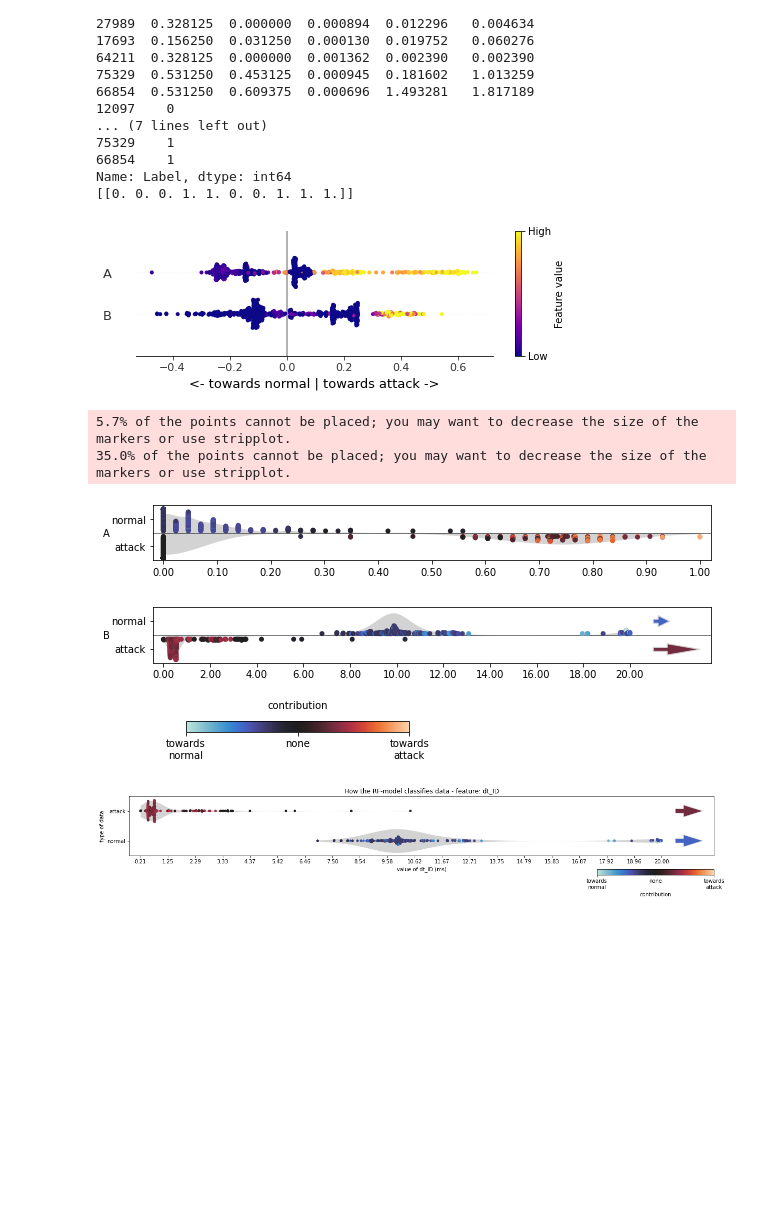
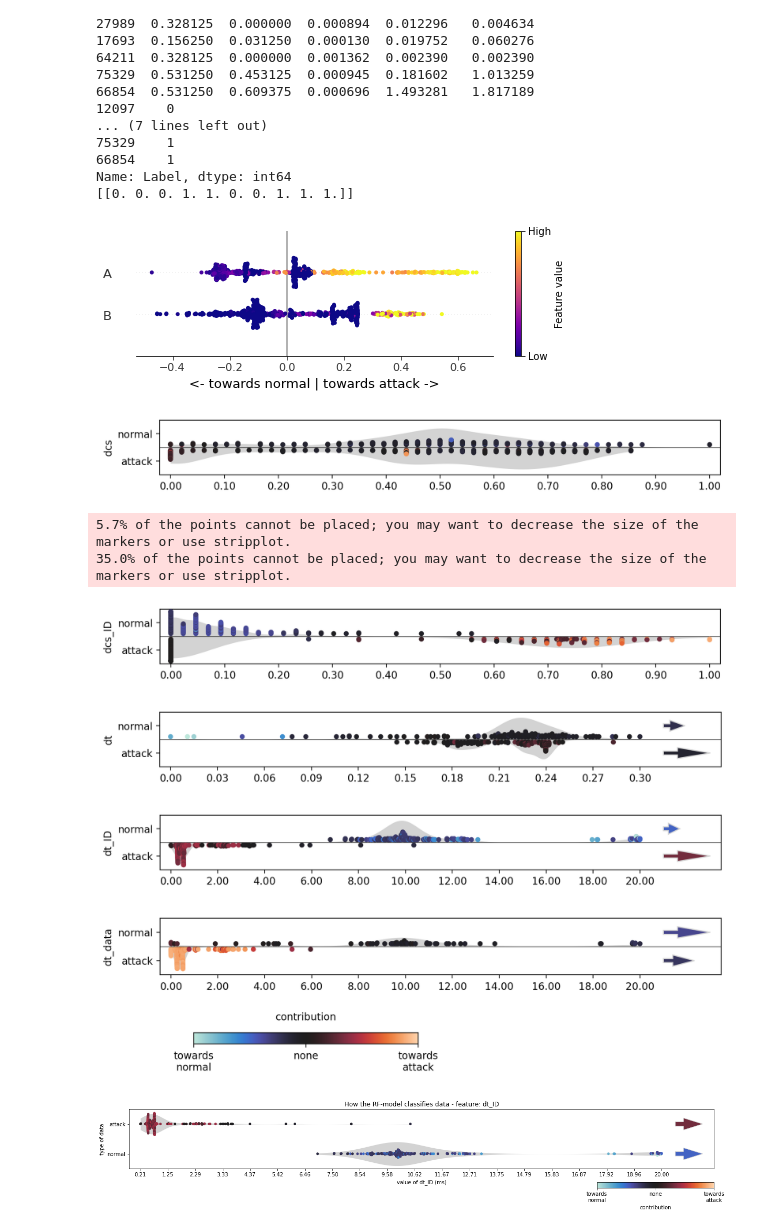
Before and after one commit to hampu5/ml-classify, a Jupyter notebook: ml_classify/dnn-book.ipynb, the cells around one changed output. Saved outputs shown, nothing was run; the diff lists cells and outputs as text; code cells hidden in the pictures; blank space fills up the shorter version.

```diff
--- a/ml_classify/dnn-book.ipynb
+++ b/ml_classify/dnn-book.ipynb
@@ -289,7 +298,7 @@ print(pred_sample)
 Name: Label, dtype: int64
 [[0. 0. 0. 1. 1. 0. 0. 1. 1. 1.]]
 # %%
-shap_all.feature_names = ["T", "A", "C", "B", "E"]
+# shap_all.feature_names = ["T", "A", "C", "B", "E"]
 # %%
 # plot_beeswarm(shap_all)
 def plot_beeswarm2(exp_obj):
@@ -304,7 +313,7 @@ def plot_beeswarm2(exp_obj):
 
 plot_beeswarm2(shap_all)
 # %% [output]
-[figure, old version]
+[figure, new version]
 # %%
 import matplotlib
 def plot_test(df_exp: pd.DataFrame, shap_all: shap.Explanation, feature, trim=None, y_squish=10, scale=1, colorbar=False, y_size=1, minmax=None):
@@ -323,11 +332,11 @@ def plot_test(df_exp: pd.DataFrame, shap_all: shap.Explanation, feature, trim=No
     shap_exp = shap_exp[mask]
     df_exp = df_exp[mask]
 
-    # plt.figure(dpi=100)
+    # plt.figure(dpi=200)
     # plt.figure(80, y_squish)
     # fig = plt.figure()
     # ax = fig.add_axes([0, 0, 80, y_squish])
-    fig, ax = plt.subplots(figsize=(80, y_squish))
+    fig, ax = plt.subplots(dpi=200, figsize=(80, y_squish))
 
     cmap_name = "icefire"
     violin_color = "lightgray"
@@ -360,12 +369,12 @@ def plot_test(df_exp: pd.DataFrame, shap_all: shap.Explanation, feature, trim=No
 
     # Change offset on dots for normal (0)
     offsets = ax.collections[0].get_offsets()
-    offsets = [[elem[0], -abs(elem[1] - 0) - 0.03] for elem in offsets]
+    offsets = [[elem[0], -abs(elem[1] - 0) - 0.05] for elem in offsets]
     ax.collections[0].set_offsets(offsets)
 
     # Change offset on dots for attack (1)
     offsets = ax.collections[1].get_offsets()
-    offsets = [[elem[0], abs(elem[1] - 1) + 0.07] for elem in offsets]
+    offsets = [[elem[0], abs(elem[1] - 1) + 0.05] for elem in offsets]
     ax.collections[1].set_offsets(offsets)
 
     fig.set_size_inches(10, y_size)
@@ -389,14 +398,14 @@ def plot_test(df_exp: pd.DataFrame, shap_all: shap.Explanation, feature, trim=No
         #     width=0.07, head_length=0.7, head_width=0.2,
         #     length_includes_head=True)
 
-    f_dict = {"dcs": "A", "dcs_ID": "A", "dt": "C", "dt_ID": "B", "dt_data": "E"}
-    feature = f_dict[feature]
+    # f_dict = {"dcs": "A", "dcs_ID": "A", "dt": "C", "dt_ID": "B", "dt_data": "E"}
+    # feature = f_dict[feature]
     # ax.set_title(f"How the RF-model classifies data - feature: {feature}")
     # ax.set_title(feature)
     # feature = feature + " (ms)" if feature[0:2] == "dt" else feature
 
     # ax.set_ylabel("type of data")
-    ax.set_ylabel(feature, rotation="horizontal", x=-1, y=0.4)
+    ax.set_ylabel(feature) #, rotation="vertical", x=-1, y=0.4)
     # ax.set_xlabel(f"value of {feature}")
     ax.set_xlabel("")
 
@@ -409,39 +418,42 @@ def plot_test(df_exp: pd.DataFrame, shap_all: shap.Explanation, feature, trim=No
     ax.axhline(y=0, color="black", linewidth=0.5)
 
     s_last = ax.get_xticks()[-2]
     last = ax.get_xticks()[-1]
 
     largest_outliers = max(len(normal_outliers), len(attack_outliers))
 
     if normal_outliers.size != 0:
         # ax.text(last + (last-s_last) * 0.5, -0.28, f"{len(normal_outliers)}")
         arrow_length = (last-s_last) * (len(normal_outliers) / largest_outliers)
         ax.arrow(last + (last-s_last) * 0.5, -0.25, arrow_length, 0, facecolor=cmap(normal_outliers.mean()), edgecolor=violin_color,
             width=0.07, head_length=(arrow_length)*0.7, head_width=0.2,
             length_includes_head=True)
     if attack_outliers.size != 0:
         # ax.text(last + (last-s_last) * 0.5, 0.22, f"{len(attack_outliers)}")
         arrow_length = (last-s_last) * (len(attack_outliers) / largest_outliers)
         ax.arrow(last + (last-s_last) * 0.5, 0.25, arrow_length, 0, facecolor=cmap(attack_outliers.mean()), edgecolor=violin_color,
             width=0.07, head_length=(arrow_length)*0.7, head_width=0.2,
             length_includes_head=True)
 
     ax.margins(x=0.02)
 
     # return ax
     plt.show()
 
-# plot_test(pd.concat([X_exp_original, y_exp], axis=1), shap_all, "dcs", trim=(-1, 1), y_squish=25)
+plot_test(pd.concat([X_exp_original, y_exp], axis=1), shap_all, "dcs", trim=(-1, 1), y_squish=25, minmax=(0, 1))
 plot_test(pd.concat([X_exp_original, y_exp], axis=1), shap_all, "dcs_ID", trim=(-1, 1), y_squish=15, minmax=(0, 1))
-# plot_test(pd.concat([X_exp_original, y_exp], axis=1), shap_all, "dt", trim=(0, 0.0003), scale=1000, y_squish=20)
+plot_test(pd.concat([X_exp_original, y_exp], axis=1), shap_all, "dt", trim=(0, 0.0003), scale=1000, y_squish=15, minmax=(0, 0.0003))
 # plot_test(pd.concat([X_exp_original, y_exp], axis=1), shap_all, "dt_ID", trim=(0, 0.21), scale=1000)
-plot_test(pd.concat([X_exp_original, y_exp], axis=1), shap_all, "dt_ID", trim=(0, 0.02), scale=1000, colorbar=True, y_size=2.3, minmax=(0, 0.02))
-# plot_test(pd.concat([X_exp_original, y_exp], axis=1), shap_all, "dt_data", trim=(0, 0.02), scale=1000, colorbar=True, y_size=1.5)
+plot_test(pd.concat([X_exp_original, y_exp], axis=1), shap_all, "dt_ID", trim=(0, 0.02), scale=1000, minmax=(0, 0.02))
+plot_test(pd.concat([X_exp_original, y_exp], axis=1), shap_all, "dt_data", trim=(0, 0.02), scale=1000, colorbar=True, y_size=2.3, minmax=(0, 0.02))
 # %% [output]
+[figure, new version]
 5.7% of the points cannot be placed; you may want to decrease the size of the markers or use stripplot.
 35.0% of the points cannot be placed; you may want to decrease the size of the markers or use stripplot.
-[figure, old version]
-[figure, old version]
+[figure, new version]
+[figure, added]
+[figure, added]
+[figure, added]
 # %%
 plot_exp(pd.concat([X_exp_original, y_exp], axis=1), shap_all, "dt_ID", trim=(0, 0.02), scale=1000)
 plot_exp(pd.concat([X_exp_original, y_exp], axis=1), shap_all, "dt_data", trim=(0, 0.02), scale=1000)
```
Also changed, not shown: parts of 5 cells of this notebook, 7 other files.
